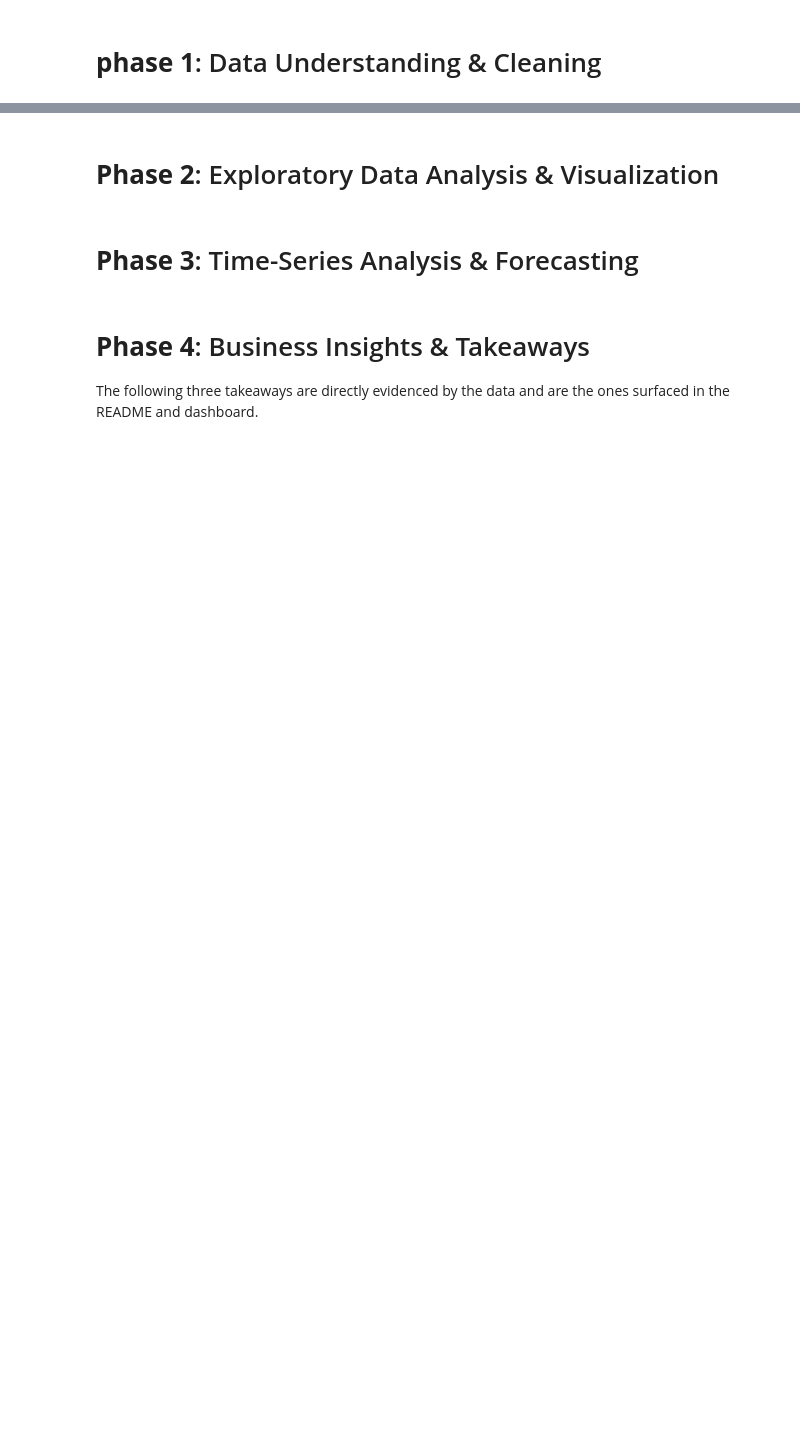
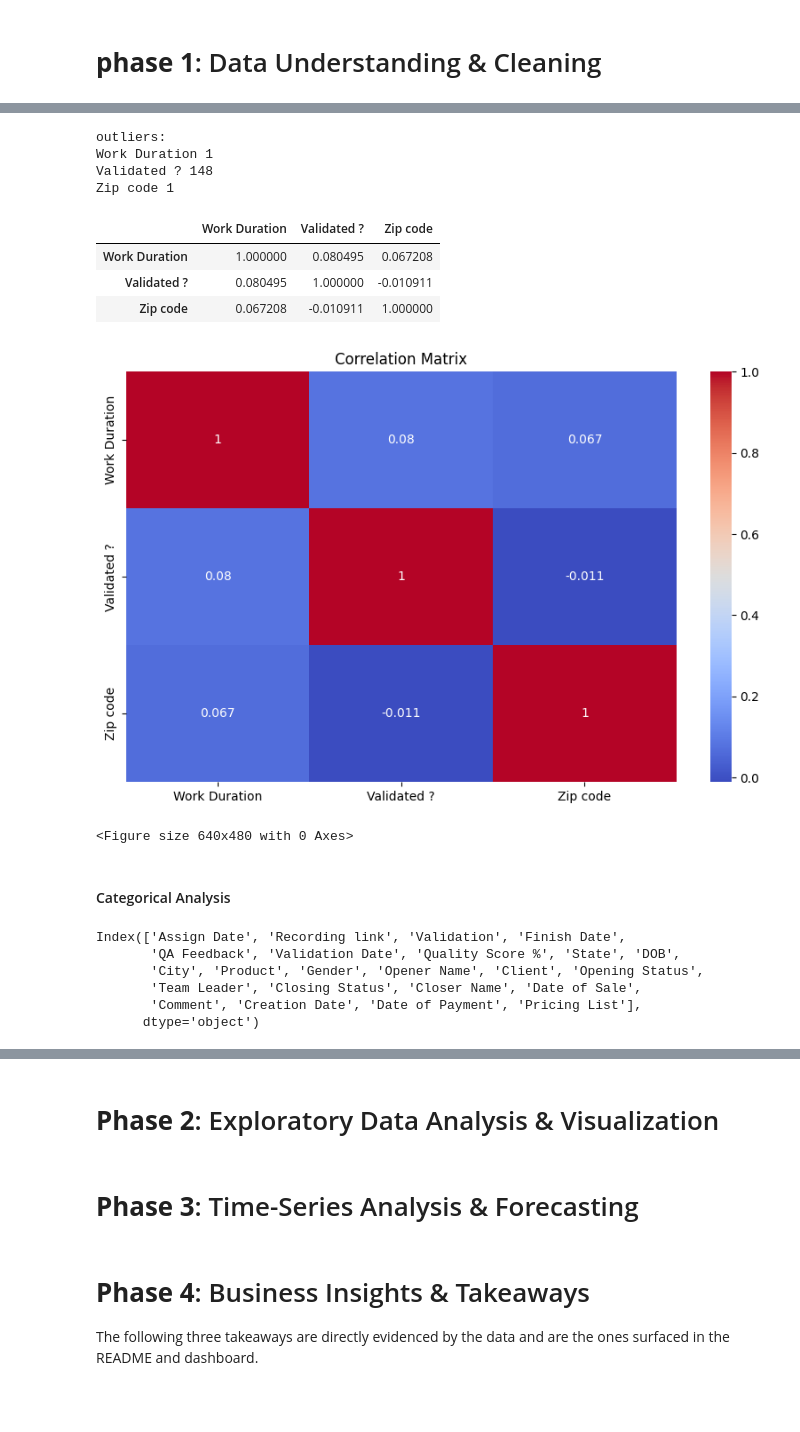
Before and after one commit to youssef-113/end-to-end-TimeSeries-forecasting, a Jupyter notebook: notebook/Understanding-Cleaning-EDA-CompaignData.ipynb, the cells around one changed output, grey strips where cells are left out. Cells and saved outputs as stored; diff of their text form; code cells hidden in the pictures; blank space fills up the shorter version.

```diff
--- a/notebook/Understanding-Cleaning-EDA-CompaignData.ipynb
+++ b/notebook/Understanding-Cleaning-EDA-CompaignData.ipynb
@@ -69,0 +325,51 @@ Key business questions:
+# %%
+print("outliers:")
+for col in num_cols:
+    Q1 = dataset[col].quantile(.25)
+    Q3 = dataset[col].quantile(.75)
+    IQR = Q3-Q1
+    lower = Q1-1.5*IQR
+    upper = Q3+1.5*IQR
+    outliers = dataset[(dataset[col]<lower)|(dataset[col]>upper) ]
+    print(col,len(outliers))
+# %% [output]
+outliers:
+Work Duration 1
+Validated ? 148
+Zip code 1
+# %%
+correlation_matrix = dataset[num_cols].corr()
+correlation_matrix
+# %% [output]
+|  | Work Duration | Validated ? | Zip code |
+| Work Duration | 1.000000 | 0.080495 | 0.067208 |
+| Validated ? | 0.080495 | 1.000000 | -0.010911 |
+| Zip code | 0.067208 | -0.010911 | 1.000000 |
+# %%
+plt.figure(figsize=(10,6))
+sns.heatmap(
+    correlation_matrix,
+    annot=True,
+    cmap='coolwarm'
+)
+plt.title("Correlation Matrix")
+plt.show()
+plt.savefig('../images/correlation_matrix.png')
+# %% [output]
+[figure, added]
+<Figure size 640x480 with 0 Axes>
+# %% [markdown]
+#### Categorical Analysis
+# %%
+cat_cols = dataset.select_dtypes(
+    include='object'
+).columns
+
+cat_cols
+# %% [output]
+Index(['Assign Date', 'Recording link', 'Validation', 'Finish Date',
+       'QA Feedback', 'Validation Date', 'Quality Score %', 'State', 'DOB',
+       'City', 'Product', 'Gender', 'Opener Name', 'Client', 'Opening Status',
+       'Team Leader', 'Closing Status', 'Closer Name', 'Date of Sale',
+       'Comment', 'Creation Date', 'Date of Payment', 'Pricing List'],
+      dtype='object')
```
Also changed, not shown: parts of 105 cells of this notebook, 5 other files.
